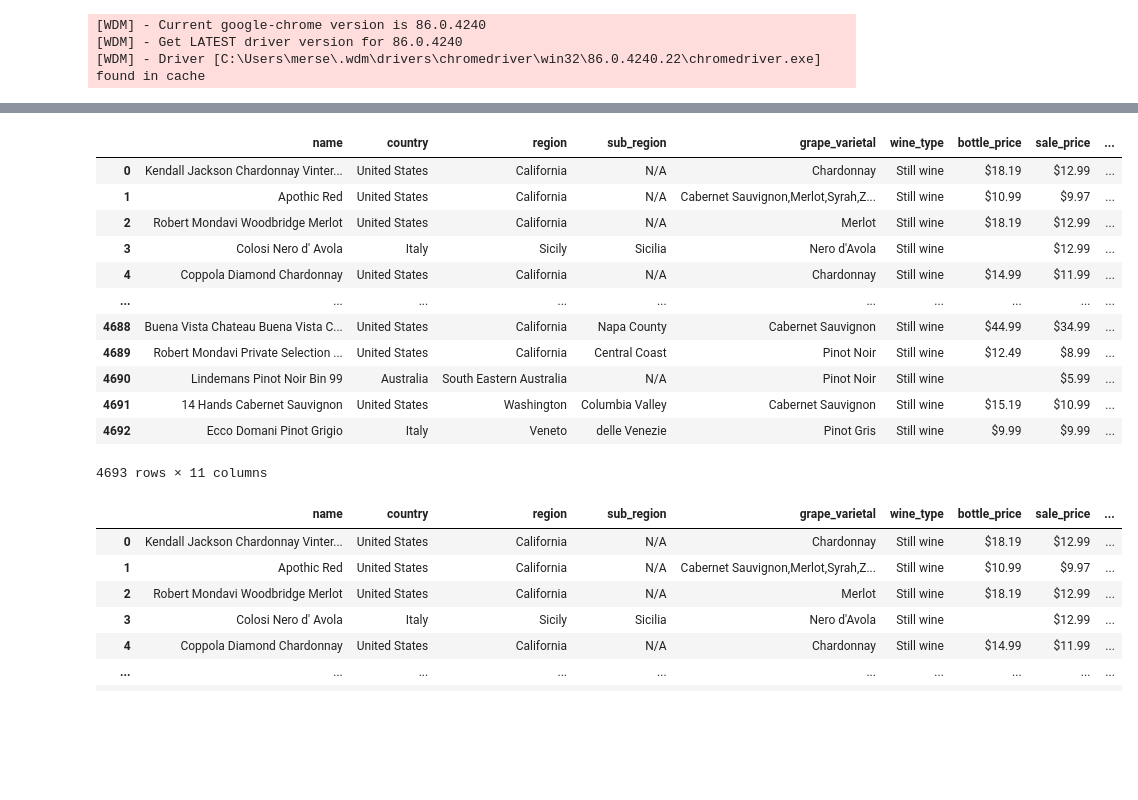
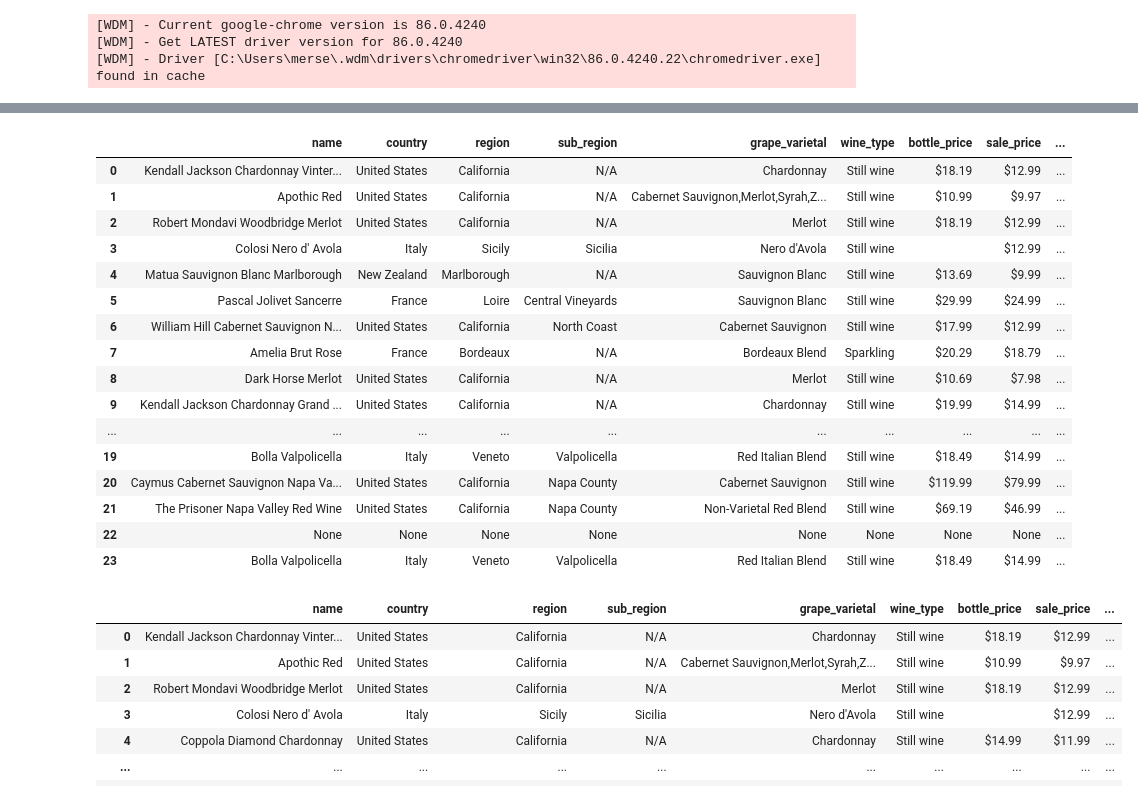
Before and after one commit to MersedehSP/Wine_ETL, a Jupyter notebook: Petrocks Liquor-Final_code.ipynb, the cells around one changed output, grey strips where cells are left out. Saved outputs shown, nothing was run; the diff lists cells and outputs as text; code cells hidden in the pictures; blank space fills up the shorter version.

```diff
--- a/Petrocks Liquor-Final_code.ipynb
+++ b/Petrocks Liquor-Final_code.ipynb
@@ -25,11 +25,11 @@ browser.visit(petrocks_url)
 
 wine_list = []
 
-for i in range (247):
+for i in range (5):
 
 
-            for j in range(19):
-                time.sleep(3)
+            for j in range(20):
+                time.sleep(2)
                 wine ={}
 
                 browser.find_by_tag('div[style="width:200px; height:200px;overflow: hidden;"]')[j].click()
@@ -39,7 +39,11 @@ for i in range (247):
 
                 try:
 
-                    name = wine_soup.find("span", id="bmg_itemdetail_prod_title").text
+                    try:
+                        name = wine_soup.find("span", id="bmg_itemdetail_prod_title").text
+                    except:
+                        name:"name"
+                        browser.back()
                     try:
                         country =wine_soup.find_all("a", class_="reglink")[0].text
                     except:
@@ -78,7 +82,7 @@ for i in range (247):
                     merchant = "Petrocks Liquors"
                     address = "419 Amwell Road Hillsborough, NJ 08844"
                 except:
-                    name= None
+                    name = None
                     country =None
                     region = None
                     sub_region = None
@@ -89,6 +93,7 @@ for i in range (247):
                     description = None
                     merchant = None
                     address = None
+
                 wine={
                      "name":name,
                      "country": country,
@@ -104,7 +109,7 @@ for i in range (247):
                      }
 
                 wine_list.append(wine)
-
+                print(name)
                 browser.back()
             browser.find_by_text(">>").click()
             print(f"I clicked on next page :D", {i})
@@ -148,20 +136,24 @@ I clicked on next page :D {246}
 # %%
 wine_list_df = pd.DataFrame(wine_list)
-wine_list_df
+wine_list_df.head(80)
 # %% [output]
 |  | name | country | region | sub_region | grape_varietal | wine_type | bottle_price | sale_price | ... |
 | 0 | Kendall Jackson Chardonnay Vinter... | United States | California | N/A | Chardonnay | Still wine | $18.19 | $12.99 | ... |
 | 1 | Apothic Red | United States | California | N/A | Cabernet Sauvignon,Merlot,Syrah,Z... | Still wine | $10.99 | $9.97 | ... |
 | 2 | Robert Mondavi Woodbridge Merlot | United States | California | N/A | Merlot | Still wine | $18.19 | $12.99 | ... |
 | 3 | Colosi Nero d' Avola | Italy | Sicily | Sicilia | Nero d'Avola | Still wine |  | $12.99 | ... |
-| 4 | Coppola Diamond Chardonnay | United States | California | N/A | Chardonnay | Still wine | $14.99 | $11.99 | ... |
+| 4 | Matua Sauvignon Blanc Marlborough | New Zealand | Marlborough | N/A | Sauvignon Blanc | Still wine | $13.69 | $9.99 | ... |
+| 5 | Pascal Jolivet Sancerre | France | Loire | Central Vineyards | Sauvignon Blanc | Still wine | $29.99 | $24.99 | ... |
+| 6 | William Hill Cabernet Sauvignon N... | United States | California | North Coast | Cabernet Sauvignon | Still wine | $17.99 | $12.99 | ... |
+| 7 | Amelia Brut Rose | France | Bordeaux | N/A | Bordeaux Blend | Sparkling | $20.29 | $18.79 | ... |
+| 8 | Dark Horse Merlot | United States | California | N/A | Merlot | Still wine | $10.69 | $7.98 | ... |
+| 9 | Kendall Jackson Chardonnay Grand ... | United States | California | N/A | Chardonnay | Still wine | $19.99 | $14.99 | ... |
 | ... | ... | ... | ... | ... | ... | ... | ... | ... | ... |
-| 4688 | Buena Vista Chateau Buena Vista C... | United States | California | Napa County | Cabernet Sauvignon | Still wine | $44.99 | $34.99 | ... |
-| 4689 | Robert Mondavi Private Selection ... | United States | California | Central Coast | Pinot Noir | Still wine | $12.49 | $8.99 | ... |
-| 4690 | Lindemans Pinot Noir Bin 99 | Australia | South Eastern Australia | N/A | Pinot Noir | Still wine |  | $5.99 | ... |
-| 4691 | 14 Hands Cabernet Sauvignon | United States | Washington | Columbia Valley | Cabernet Sauvignon | Still wine | $15.19 | $10.99 | ... |
-| 4692 | Ecco Domani Pinot Grigio | Italy | Veneto | delle Venezie | Pinot Gris | Still wine | $9.99 | $9.99 | ... |
+| 19 | Bolla Valpolicella | Italy | Veneto | Valpolicella | Red Italian Blend | Still wine | $18.49 | $14.99 | ... |
+| 20 | Caymus Cabernet Sauvignon Napa Va... | United States | California | Napa County | Cabernet Sauvignon | Still wine | $119.99 | $79.99 | ... |
+| 21 | The Prisoner Napa Valley Red Wine | United States | California | Napa County | Non-Varietal Red Blend | Still wine | $69.19 | $46.99 | ... |
+| 22 | None | None | None | None | None | None | None | None | ... |
+| 23 | Bolla Valpolicella | Italy | Veneto | Valpolicella | Red Italian Blend | Still wine | $18.49 | $14.99 | ... |
-4693 rows × 11 columns
 # %%
 
 wine_list_df["description"].replace("\n", "", regex=True, inplace=True)
```
Also changed, not shown: parts of 2 cells of this notebook, 2 other files.
